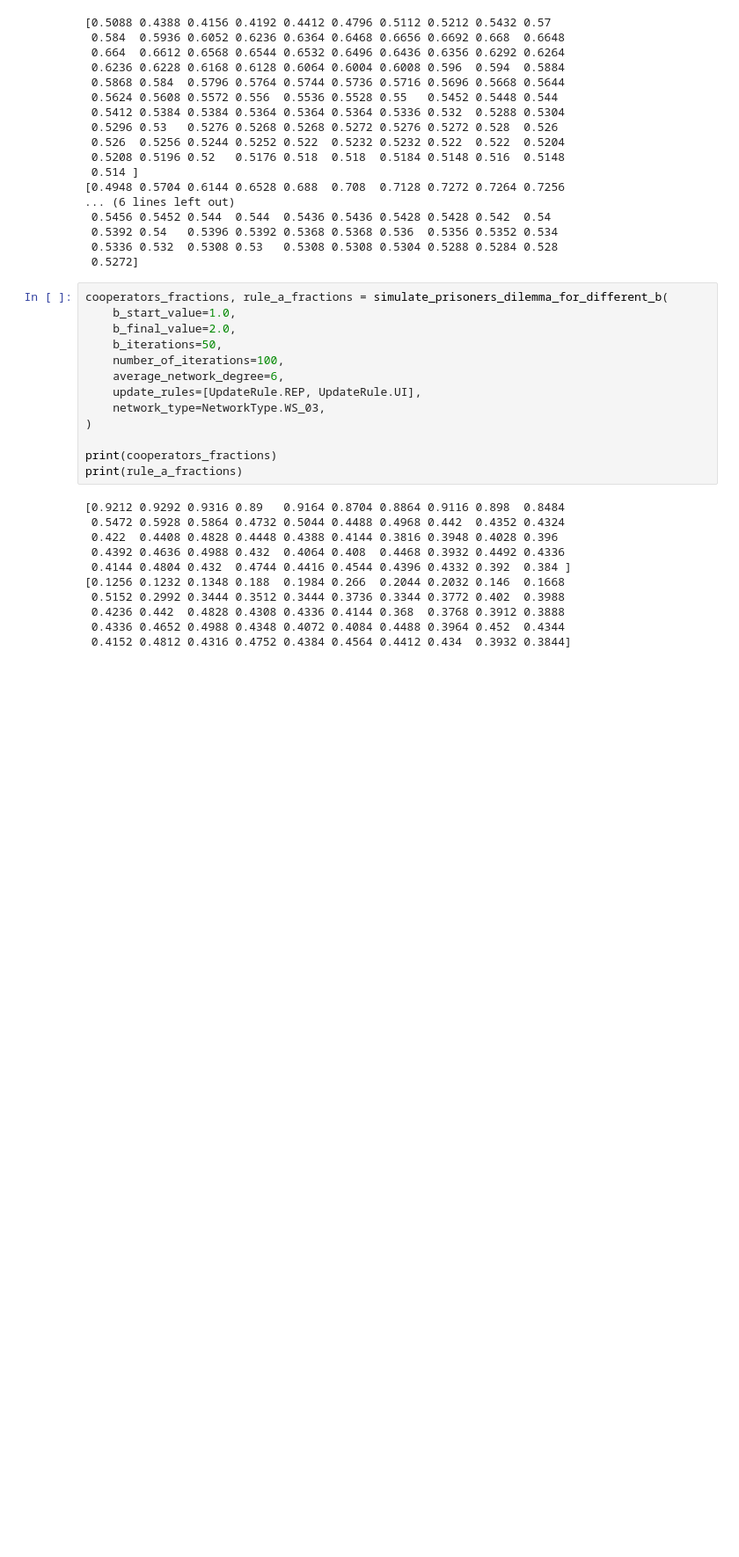
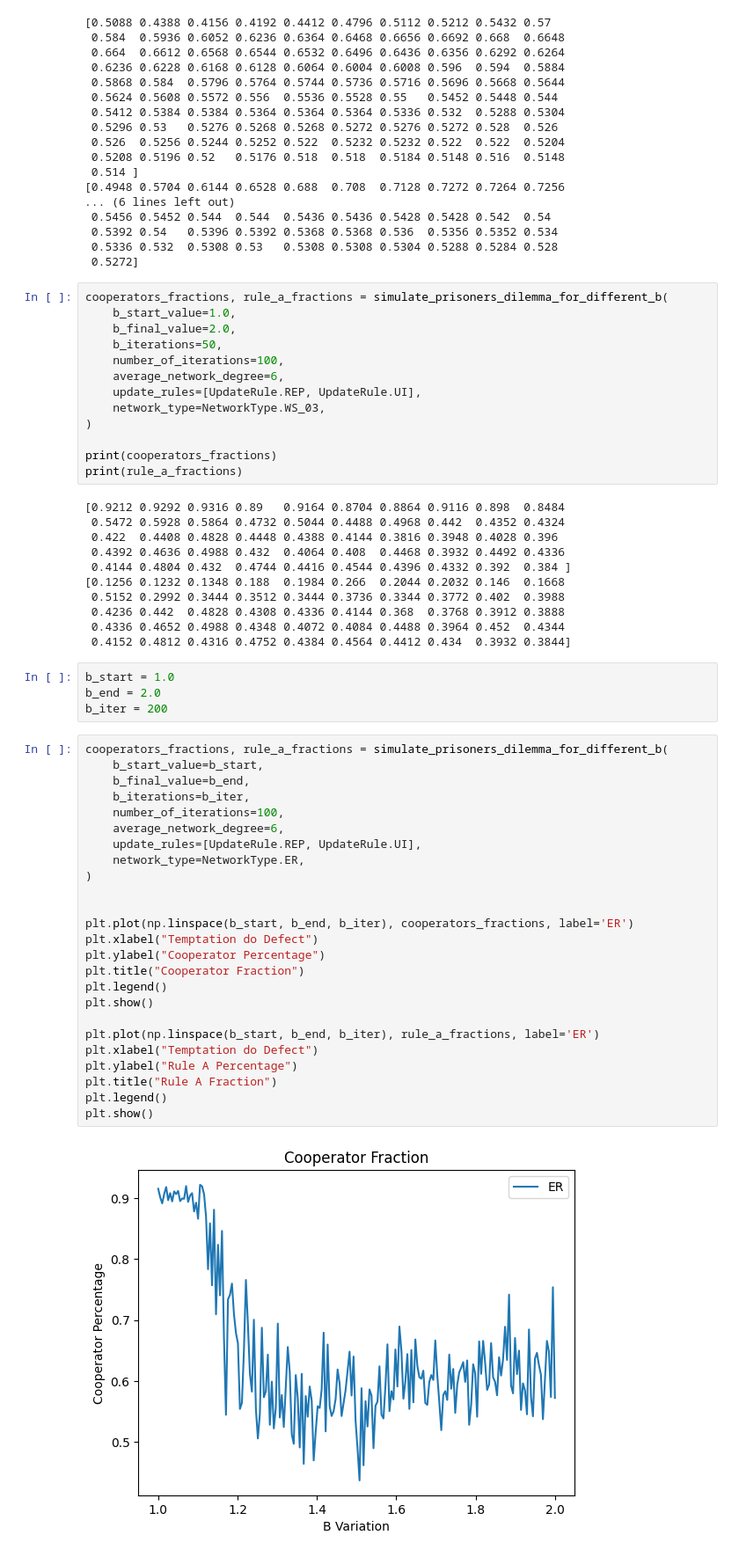
Before and after one commit to Pao3bom/Trab_RedesComplexas, a Jupyter notebook: projeto-final-redes-complexas.ipynb, the cells around one changed output. Shown at 88% size. Cells and saved outputs as stored; diff of their text form; blank space fills up the shorter version.

```diff
--- a/projeto-final-redes-complexas.ipynb
+++ b/projeto-final-redes-complexas.ipynb
@@ -476,3 +477,34 @@ print(rule_a_fractions)
  0.4236 0.442  0.4828 0.4308 0.4336 0.4144 0.368  0.3768 0.3912 0.3888
  0.4336 0.4652 0.4988 0.4348 0.4072 0.4084 0.4488 0.3964 0.452  0.4344
  0.4152 0.4812 0.4316 0.4752 0.4384 0.4564 0.4412 0.434  0.3932 0.3844]
+# %%
+b_start = 1.0
+b_end = 2.0
+b_iter = 200
+# %%
+cooperators_fractions, rule_a_fractions = simulate_prisoners_dilemma_for_different_b(
+    b_start_value=b_start,
+    b_final_value=b_end,
+    b_iterations=b_iter,
+    number_of_iterations=100,
+    average_network_degree=6,
+    update_rules=[UpdateRule.REP, UpdateRule.UI],
+    network_type=NetworkType.ER,
+)
+
+
+plt.plot(np.linspace(b_start, b_end, b_iter), cooperators_fractions, label='ER')
+plt.xlabel("Temptation do Defect")
+plt.ylabel("Cooperator Percentage")
+plt.title("Cooperator Fraction")
+plt.legend()
+plt.show()
+
+plt.plot(np.linspace(b_start, b_end, b_iter), rule_a_fractions, label='ER')
+plt.xlabel("Temptation do Defect")
+plt.ylabel("Rule A Percentage")
+plt.title("Rule A Fraction")
+plt.legend()
+plt.show()
+# %% [output]
+[figure, added]
```
Also changed, not shown: parts of 4 cells of this notebook.
